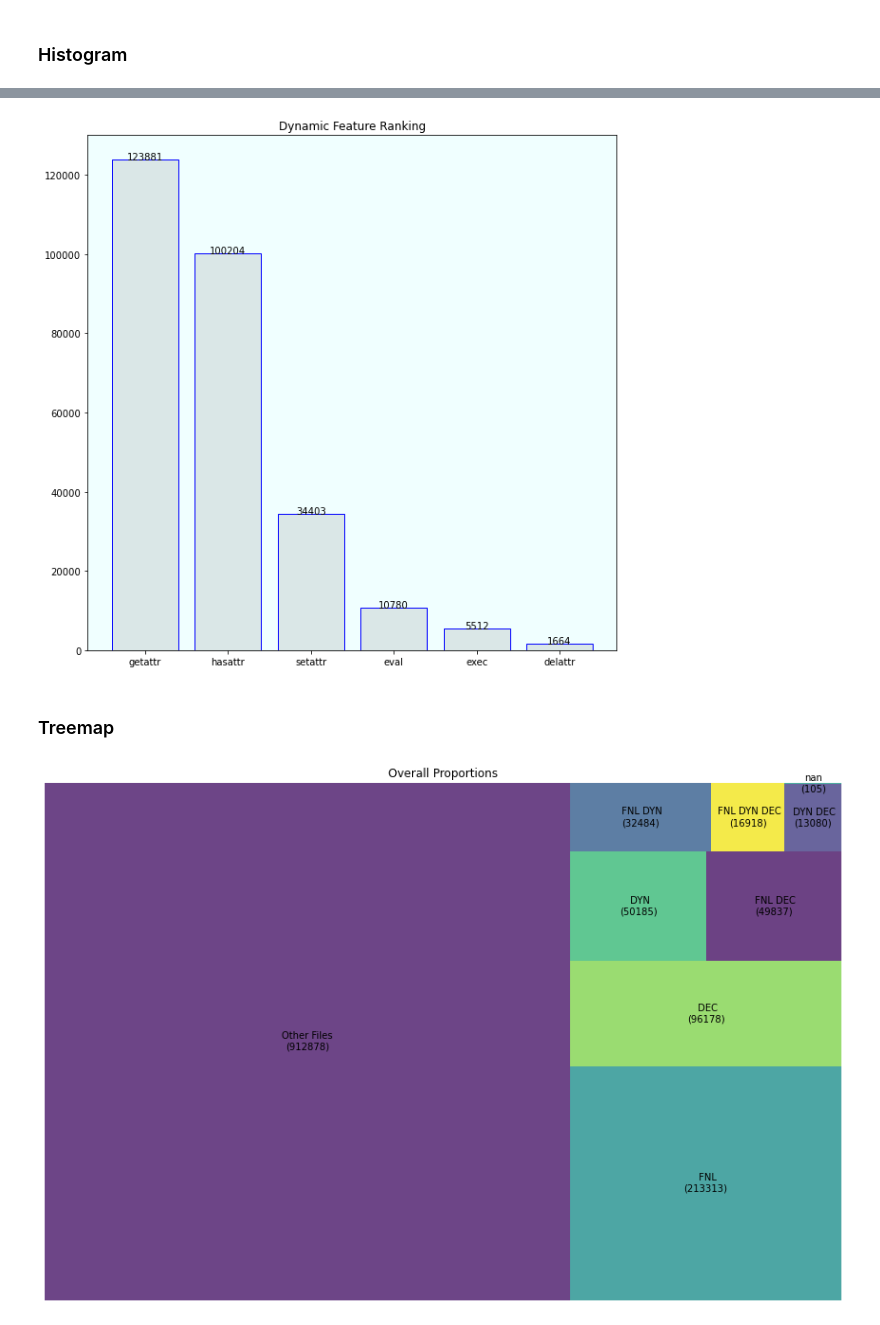
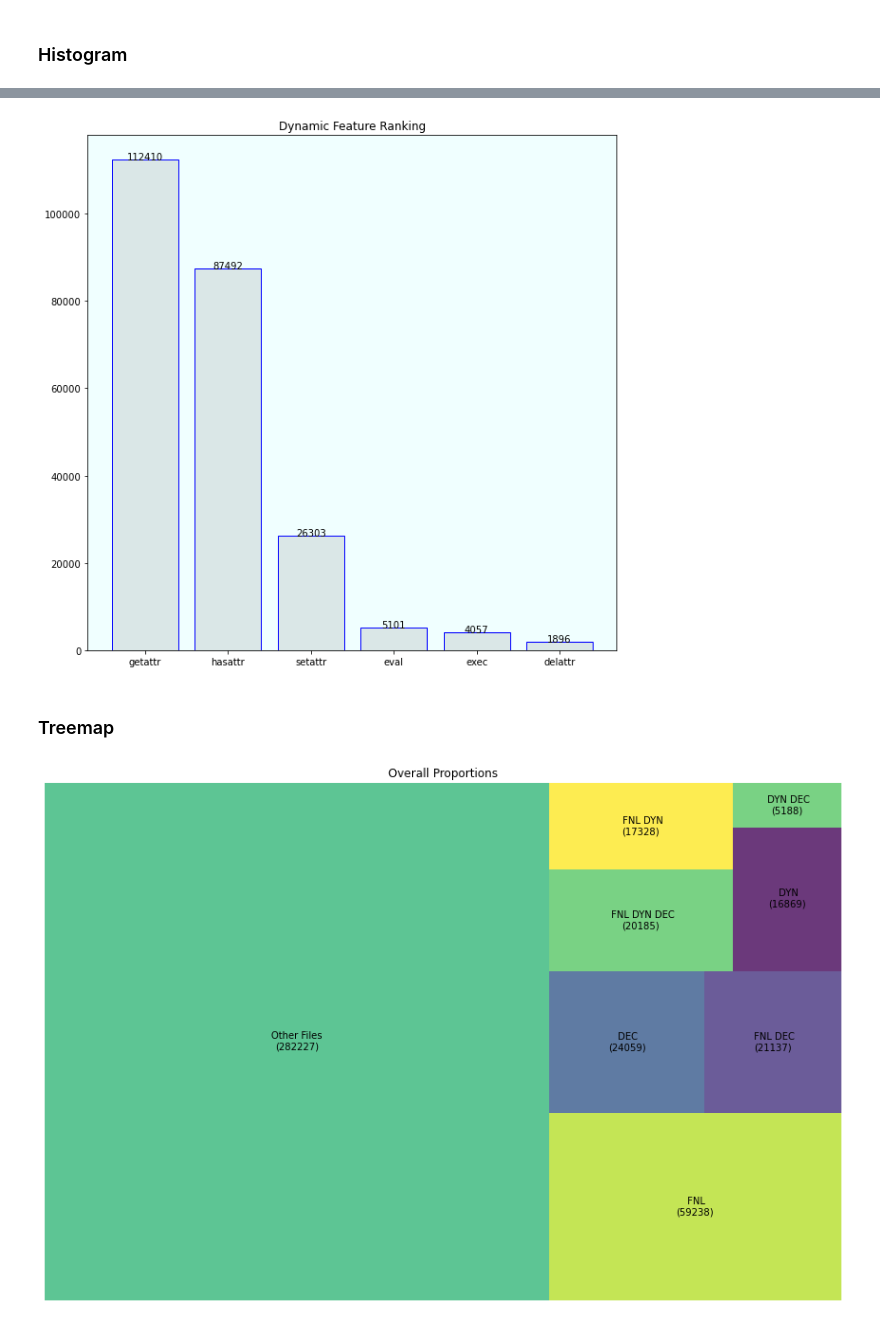
Before and after one commit to 2042Third/ast_analysis_python, a Jupyter notebook: scripts/plots.ipynb, the cells around one changed output, grey strips where cells are left out. Cells and saved outputs as stored; diff of their text form; code cells hidden in the pictures.

Commit message:
new repo data

```diff
--- a/scripts/plots.ipynb
+++ b/scripts/plots.ipynb
@@ -244,5 +251,5 @@ plt.show()
 # %%
-func_freq_d = pd.read_csv('../outputs/dynamic_frequency_rank.csv')
+func_freq_d = pd.read_csv('../outputs/new_repo/dynamic_frequency_rank.csv')
 func_freq = func_freq_d[['freq']]
 func_freq_name = func_freq_d[['funcname']]
 
@@ -257,24 +264,24 @@ valuelabel(func_freq_name['funcname'], func_freq['freq'])
 plt.gca().set_facecolor('azure')
 plt.show()
 # %% [output]
-[figure, old version]
+[figure, new version]
 # %% [markdown]
 ### Treemap
 # %%
 
 import squarify
 plt.figure(figsize=(15,10))
-func_freq_d = pd.read_csv('../outputs/filewise_frequency_stats.csv')
+func_freq_d = pd.read_csv('../outputs/new_repo/filewise_frequency_stats.csv')
 func_freq = func_freq_d[['freq']]
 func_freq_name = func_freq_d[['features']]
 
 plt.title('Overall Proportions')
-a = [912878]+list(func_freq["freq"])
+a = [282227]+list(func_freq["freq"])
 b = ["Other Files"]+list(func_freq_name['features'])
 df = pd.DataFrame({'nb_people':a, 'group':b })
 c = ["{}\n({})".format(b[i],a[i])for i in range(len(a))]
 squarify.plot(sizes=df['nb_people'], label=c, alpha=.8 )
 plt.axis('off')
 plt.show()
 # %% [output]
-[figure, old version]
+[figure, new version]
```
Also changed, not shown: parts of 9 cells of this notebook, 29 other files.
